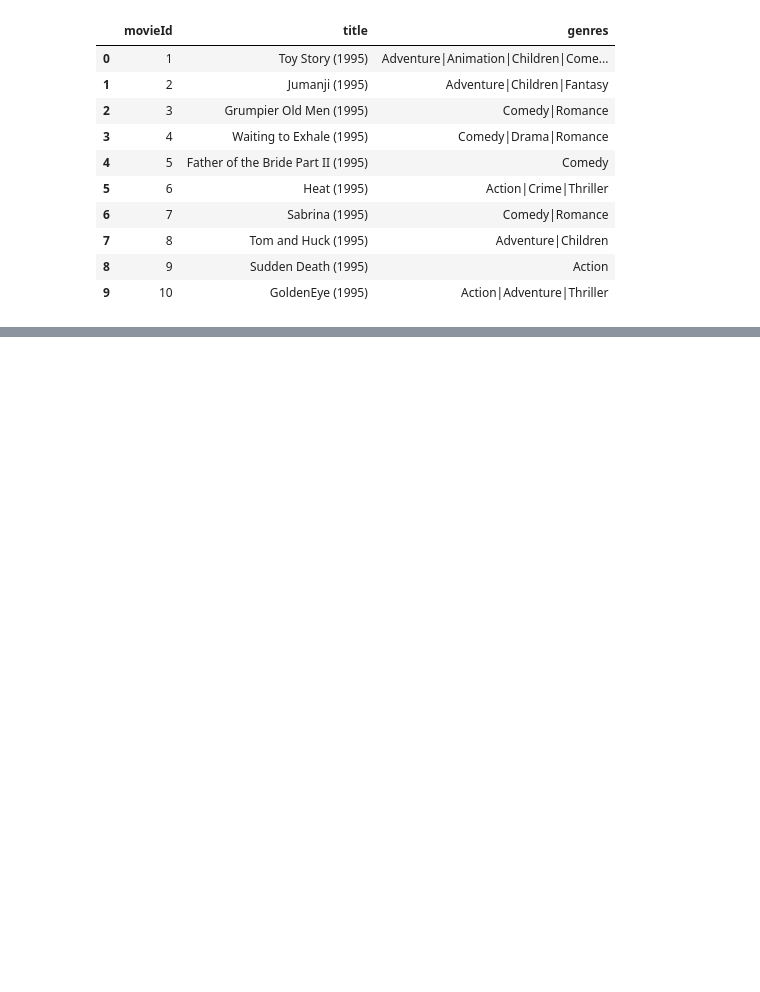
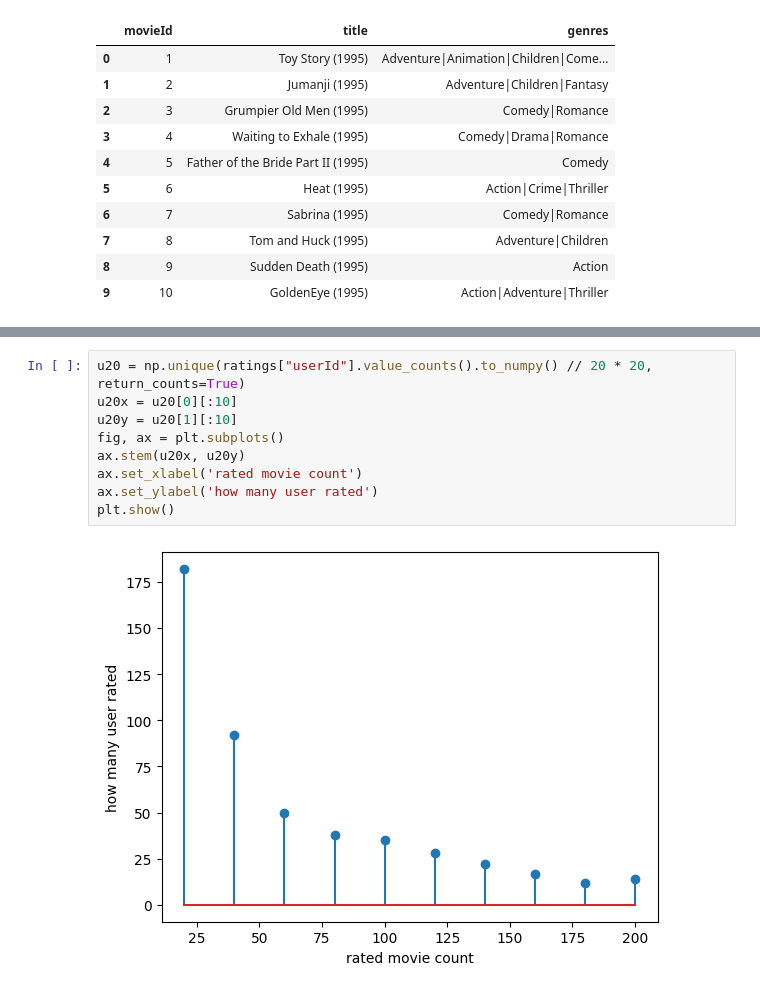
Before and after one commit to Feindrial/bondnet, a Jupyter notebook: main.ipynb, the cells around one changed output, grey strips where cells are left out. Drawn from its saved outputs; the diff is of its cells as text; blank space fills up the shorter version.

```diff
--- a/main.ipynb
+++ b/main.ipynb
@@ -198,0 +140,11 @@ ratings.head(10)
+# %%
+u20 = np.unique(ratings["userId"].value_counts().to_numpy() // 20 * 20, return_counts=True)
+u20x = u20[0][:10]
+u20y = u20[1][:10]
+fig, ax = plt.subplots()
+ax.stem(u20x, u20y)
+ax.set_xlabel('rated movie count')
+ax.set_ylabel('how many user rated')
+plt.show()
+# %% [output]
+[figure, added]
```
Also changed, not shown: parts of 38 cells of this notebook, 2 other files.
